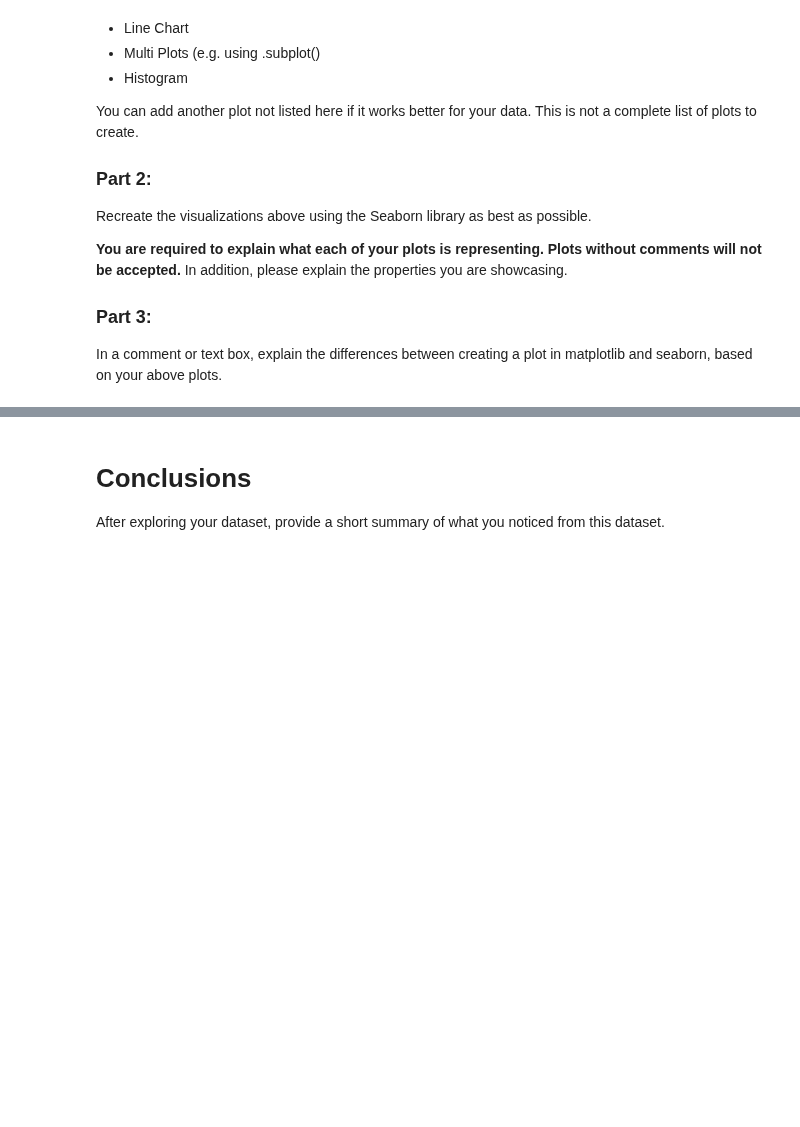
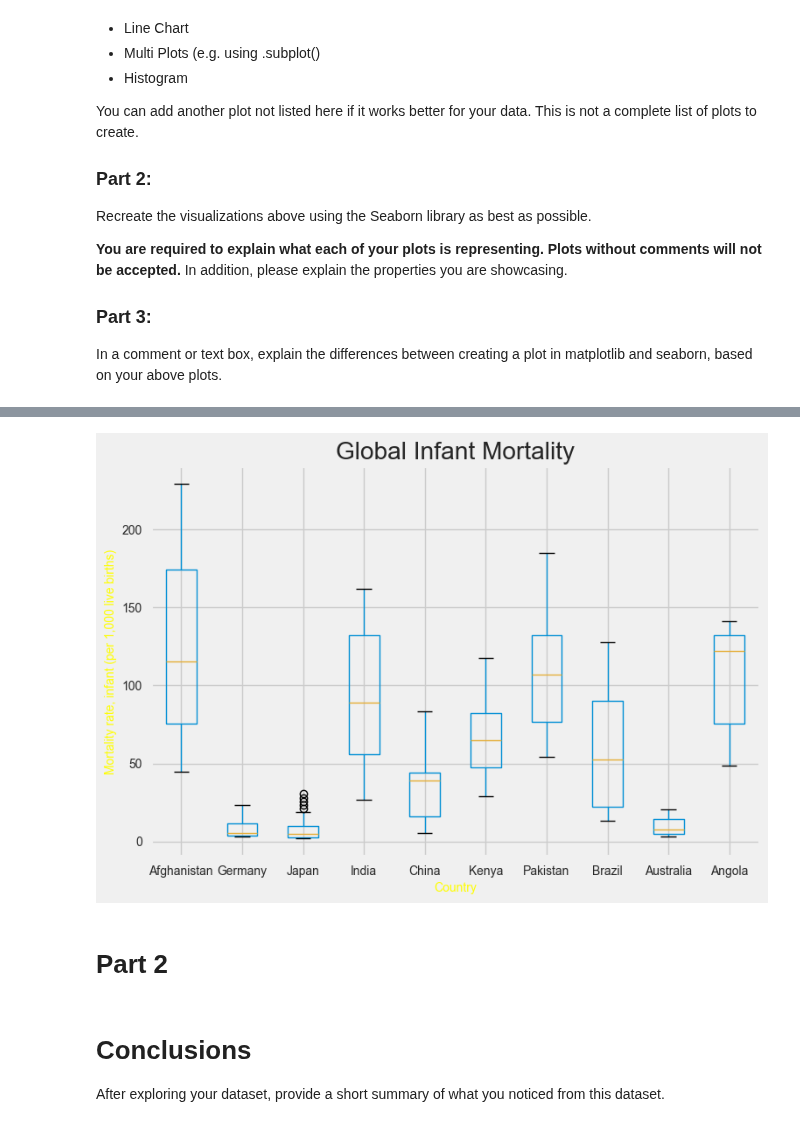
Before and after one commit to himalayahall/DATA602, a Jupyter notebook: 08_assignment.ipynb, the cells around one changed output, grey strips where cells are left out. Saved outputs shown, nothing was run; the diff lists cells and outputs as text; code cells hidden in the pictures; blank space fills up the shorter version.

```diff
--- a/08_assignment.ipynb
+++ b/08_assignment.ipynb
@@ -96,3 +244,9 @@ In a comment or text box, explain the differences between creating a plot in mat
+# %%
+draw_boxplots(countries_of_interest)
+# %% [output]
+[figure, added]
+# %% [markdown]
+# Part 2
 # %% [markdown]
 # Conclusions
 
```
Also changed, not shown: parts of 19 cells of this notebook.
